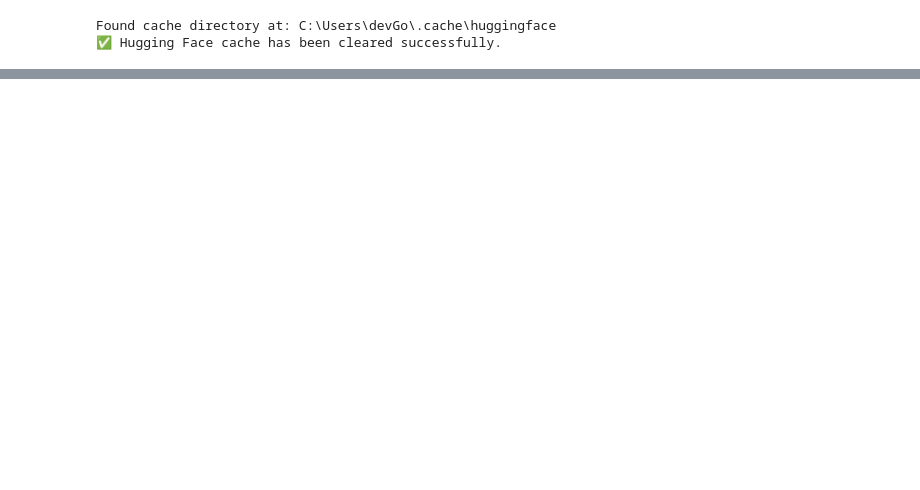
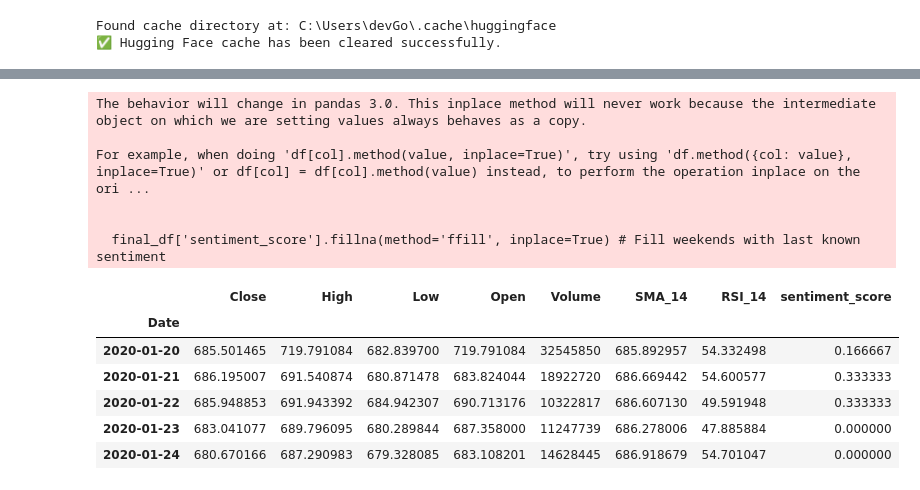
Before and after one commit to dev-kumar12/Stock-Trend-Prediction-with-NLP, a Jupyter notebook: Data_Collection.ipynb, the cells around one changed output, grey strips where cells are left out. Cells and saved outputs as stored; diff of their text form; code cells hidden in the pictures; blank space fills up the shorter version.

```diff
--- a/Data_Collection.ipynb
+++ b/Data_Collection.ipynb
@@ -486,0 +325,58 @@ For example, when doing 'df[col].method(value, inplace=True)', try using 'df.met
+# %%
+import pandas as pd
+import numpy as np
+
+# --- 1. Load Your Two Processed Datasets ---
+print("Loading processed stock and news data...")
+stock_df = pd.read_csv("reliance_stock_data_5_years.csv", index_col=0, parse_dates=True)
+news_df = pd.read_csv("reliance_news_with_finbert_sentiment.csv")
+print(" -> Data loaded.")
+
+# --- 2. Process the Stock Data (Manual Indicators) ---
+print("Calculating technical indicators (SMA and RSI)...")
+
+# Calculate 14-day Simple Moving Average (SMA)
+stock_df['SMA_14'] = stock_df['Close'].rolling(window=14).mean()
+
+# Function to calculate RSI
+def calculate_rsi(data, window=14):
+    close_prices = data['Close']
+    delta = close_prices.diff()
+    gain = (delta.where(delta > 0, 0)).rolling(window=window).mean()
+    loss = (-delta.where(delta < 0, 0)).rolling(window=window).mean()
+    rs = gain / loss
+    rsi = 100 - (100 / (1 + rs))
+    return rsi
+
+# Calculate 14-day RSI
+stock_df['RSI_14'] = calculate_rsi(stock_df)
+stock_df.dropna(inplace=True) # Drop rows with NaN values from indicator calculation
+print(" -> Indicators calculated.")
+
+
+# --- 3. Process the News Data ---
+print("Processing news sentiment scores...")
+sentiment_map = {'positive': 1, 'neutral': 0, 'negative': -1}
+news_df['sentiment_score'] = news_df['finbert_sentiment'].map(sentiment_map)
+news_df['date'] = pd.to_datetime(news_df['date'])
+news_df['just_date'] = news_df['date'].dt.date
+daily_sentiment = news_df.groupby('just_date')['sentiment_score'].mean().reset_index()
+daily_sentiment['just_date'] = pd.to_datetime(daily_sentiment['just_date'])
+print(" -> Sentiment processed.")
+
+
+# --- 4. Merge the Datasets ---
+print("Merging stock and sentiment data...")
+final_df = stock_df.merge(daily_sentiment, left_index=True, right_on='just_date', how='left')
+final_df['sentiment_score'].fillna(method='ffill', inplace=True) # Fill weekends with last known sentiment
+final_df.dropna(inplace=True) # Drop any remaining NaN rows (usually from the start)
+final_df.set_index('just_date', inplace=True)
+final_df.index.name = 'Date'
+print(" -> Data merged.")
+
+
+# --- 5. Save the Final, Clean Master Dataset ---
+final_df.to_csv("final_master_dataset.csv")
+print("\n✅✅✅ Final master dataset created and saved to 'final_master_dataset.csv'!")
+display(final_df.head())
+# %% [output]
@@ -486,0 +393,13 @@ For example, when doing 'df[col].method(value, inplace=True)', try using 'df.met
+The behavior will change in pandas 3.0. This inplace method will never work because the intermediate object on which we are setting values always behaves as a copy.
+
+For example, when doing 'df[col].method(value, inplace=True)', try using 'df.method({col: value}, inplace=True)' or df[col] = df[col].method(value) instead, to perform the operation inplace on the ori ...
+
+
+  final_df['sentiment_score'].fillna(method='ffill', inplace=True) # Fill weekends with last known sentiment
+|  | Close | High | Low | Open | Volume | SMA_14 | RSI_14 | sentiment_score |
+| Date |  |  |  |  |  |  |  |  |
+| 2020-01-20 | 685.501465 | 719.791084 | 682.839700 | 719.791084 | 32545850 | 685.892957 | 54.332498 | 0.166667 |
+| 2020-01-21 | 686.195007 | 691.540874 | 680.871478 | 683.824044 | 18922720 | 686.669442 | 54.600577 | 0.333333 |
+| 2020-01-22 | 685.948853 | 691.943392 | 684.942307 | 690.713176 | 10322817 | 686.607130 | 49.591948 | 0.333333 |
+| 2020-01-23 | 683.041077 | 689.796095 | 680.289844 | 687.358000 | 11247739 | 686.278006 | 47.885884 | 0.000000 |
+| 2020-01-24 | 680.670166 | 687.290983 | 679.328085 | 683.108201 | 14628445 | 686.918679 | 54.701047 | 0.000000 |
```
Also changed, not shown: parts of 24 cells of this notebook, 9 other files.
